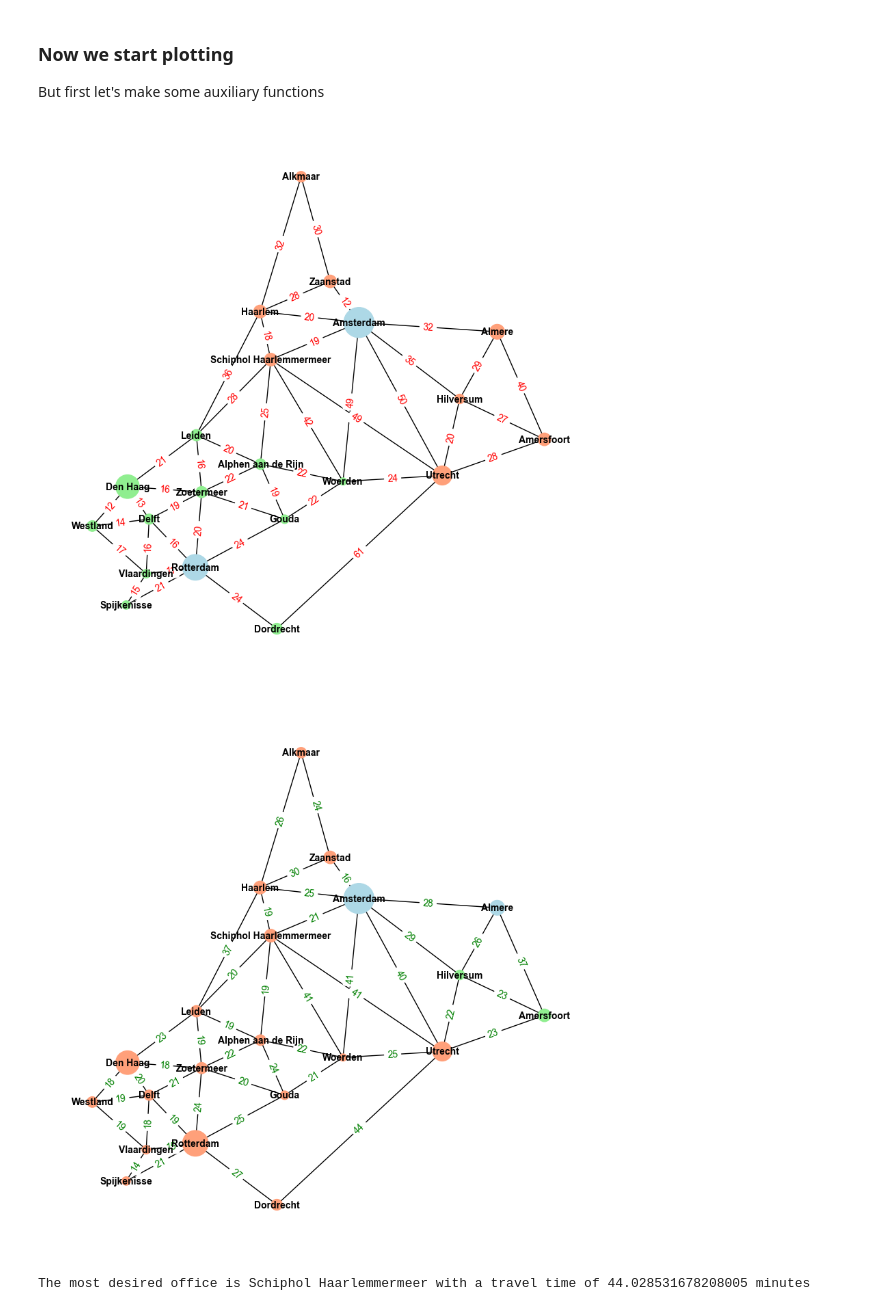
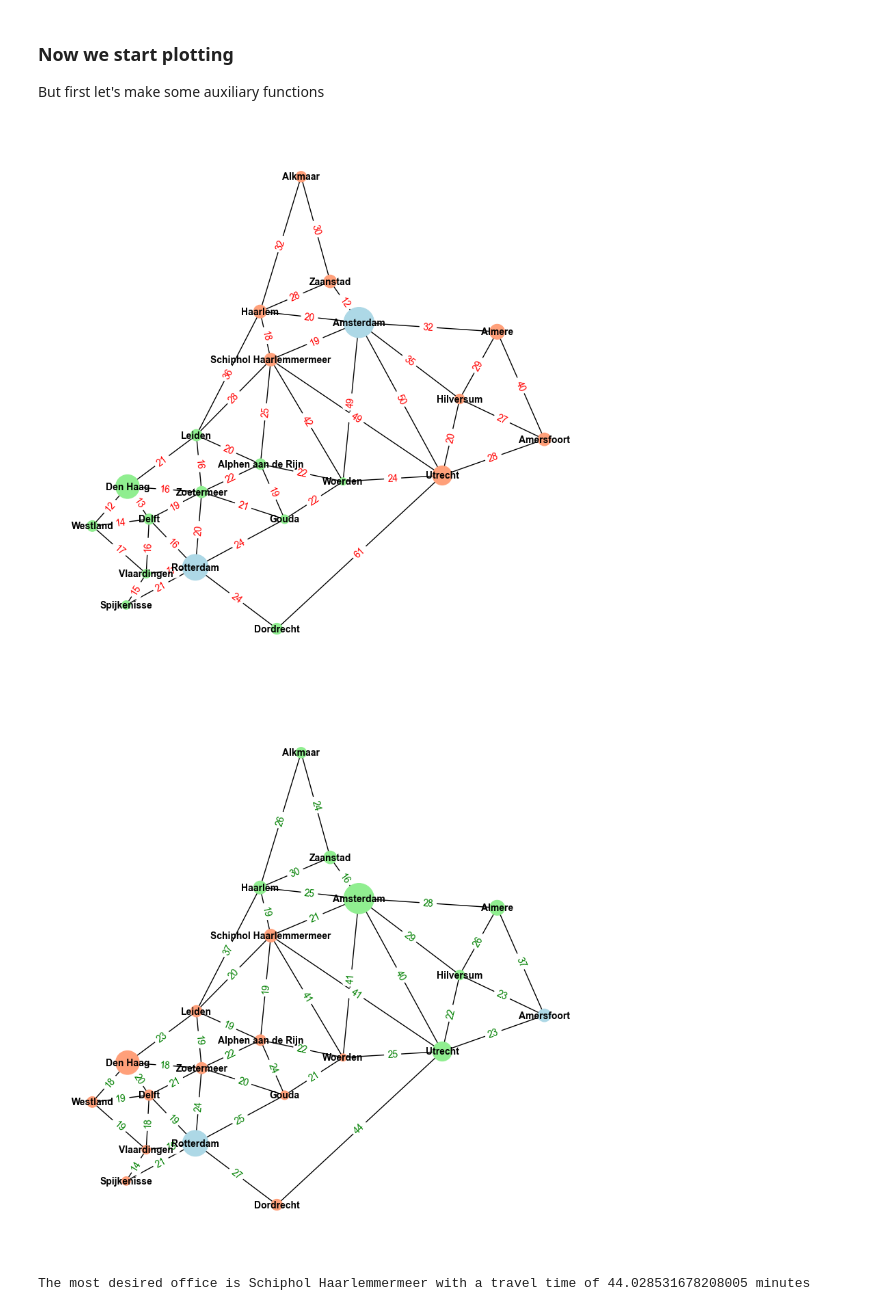
Before and after one commit to tewhol/Design_in_Network_group_8, a Jupyter notebook: Randstad_modified.ipynb, the cells around one changed output. Drawn from its saved outputs; the diff is of its cells as text; code cells hidden in the pictures.

```diff
--- a/Randstad_modified.ipynb
+++ b/Randstad_modified.ipynb
@@ -584,7 +584,7 @@ def coloring_nodes_offices(graph, office_1, office_2, weight):
     return node_color_list
 
 color_list_distance = coloring_nodes_offices(Randstad_Graph, 'Amsterdam', 'Rotterdam', 'length')
-color_list_time = coloring_nodes_offices(Randstad_Graph, 'Amsterdam', 'Almere', 'time')
+color_list_time = coloring_nodes_offices(Randstad_Graph, 'Rotterdam', 'Amersfoort', 'time')
 
 # Adjust the figure size as needed
 plt.figure(figsize=(8, 8))
@@ -603,34 +603,34 @@ nx.draw_networkx_edge_labels(Randstad_Graph,
                              pos=pos_attributes,
                              edge_labels=distance_dictionary,
                              font_color='red'
                              )
 plt.axis('off')
 plt.show()
 
 
 # Adjust the figure size as needed
 plt.figure(figsize=(8, 8))
 
 # Actually drawing the network
 nx.draw(Randstad_Graph,
         pos=pos_attributes,
         with_labels=True,
         node_size=[i for i in employees_attributes],
         node_color=color_list_time,
         font_size=10,
         font_color='black',
         font_weight='bold'
         )
 nx.draw_networkx_edge_labels(Randstad_Graph,
                              pos=pos_attributes,
                              edge_labels=time_dictionary,
                              font_color='green'
                              )
 plt.axis('off')
 plt.show()
 # %% [output]
 [figure]
-[figure, old version]
+[figure, new version]
 # %%
 # To involve the employees, a new dataframe is created which can be more easily manipulated
 # (This is literally twenty times faster by using .at in a new dataframe than using .loc and .values conversion)
```
